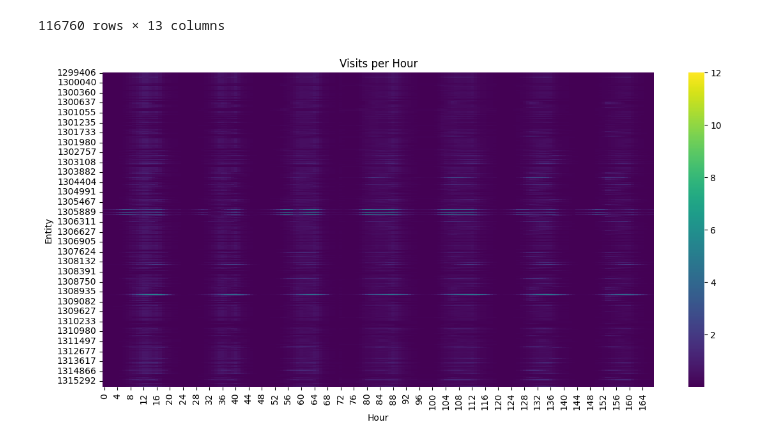
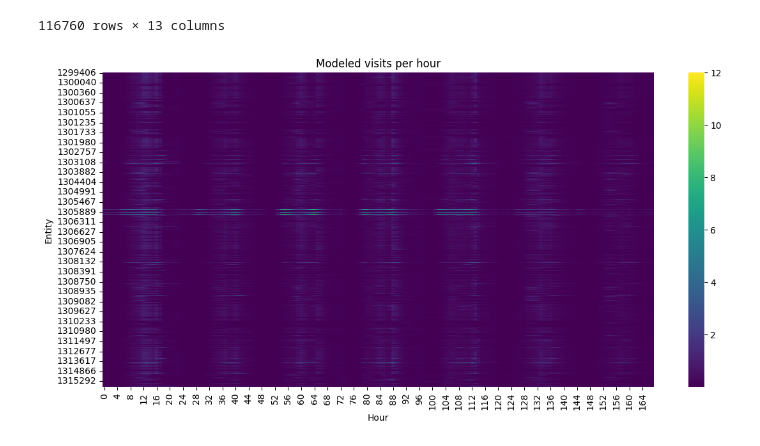
Before and after one commit to BenjaminDalziel/ampnet, a Jupyter notebook: code/small_nn.ipynb, the cells around one changed output. Drawn from its saved outputs; the diff is of its cells as text; code cells hidden in the pictures.

```diff
--- a/code/small_nn.ipynb
+++ b/code/small_nn.ipynb
@@ -70,7 +100,7 @@ x_cos_dow = torch.tensor(tr['cos_dow'].values, dtype=torch.float32).unsqueeze(1)
 x_type = torch.tensor(tr['x_prim_occ'].values, dtype=torch.long)
 
 device = torch.device('gpu' if torch.cuda.is_available() else 'cpu')
-y = torch.tensor(tr['visits'].values, dtype=torch.float32).unsqueeze(1)
+y = torch.tensor(y_tr.values, dtype=torch.float32).unsqueeze(1)
 
 x_sin_hod = x_sin_hod.to(device)
 x_cos_hod = x_cos_hod.to(device)
@@ -111,7 +141,7 @@ model = Net().to(device)
 # %%
 optimizer = torch.optim.Adam(model.parameters(), lr=1e-3)
 # %%
-num_epochs = 1000
+num_epochs = 2000
 for epoch in range(num_epochs):
     model.train()
 
@@ -146,5 +173,16 @@ Epoch 950: loss = 0.3583
 # %%
 model.eval()
+device = torch.device('gpu' if torch.cuda.is_available() else 'cpu')
+
+x_sin_hod = torch.tensor(test['sin_hod'].values, dtype=torch.float32).unsqueeze(1).to(device)
+x_cos_hod = torch.tensor(test['cos_hod'].values, dtype=torch.float32).unsqueeze(1).to(device)
+x_area = torch.tensor(test['sqmeters_scaled'].values, dtype=torch.float32).unsqueeze(1).to(device)
+x_sin_dow = torch.tensor(test['sin_dow'].values, dtype=torch.float32).unsqueeze(1).to(device)
+x_cos_dow = torch.tensor(test['cos_dow'].values, dtype=torch.float32).unsqueeze(1).to(device)
+x_type = torch.tensor(test['x_prim_occ'].values, dtype=torch.long).to(device)
+
+y = torch.tensor(y_test.values, dtype=torch.float32).unsqueeze(1)
+
 with torch.no_grad():
     pred = (model(x_sin_hod, x_cos_hod, x_area, x_sin_dow, x_cos_dow, x_type)
             .detach()
@@ -154,11 +192,11 @@ with torch.no_grad():
     obs = y.detach().cpu().squeeze().numpy()
 
 df_pred = pd.DataFrame({
-    'build_id': tr['build_id'],
-    'type':    tr['prim_occ'],
-    'day_w':     tr['day_w'],
-    'hour_d':    tr['hour_d'],
-    'sq_q':    tr['sq_q'],
+    'build_id': test['build_id'],
+    'type':    test['prim_occ'],
+    'day_w':     test['day_w'],
+    'hour_d':    test['hour_d'],
+    'sq_q':    test['sq_q'],
     'pred':    pred,
     'obs':     obs
 })
@@ -265,23 +353,21 @@ df_pred = pd.DataFrame({
     'type':    nonres['prim_occ'],
     'day_w':     nonres['day_w'],
     'hour_d':    nonres['hour_d'],
+    'sq' :      nonres['sqmeters'],
     'pred':    fill
 })
 
 df_pred['hour_w'] = df_pred['day_w'] * 24 + df_pred['hour_d']
 pred_wide = df_pred.pivot(index = 'build_id', columns = 'hour_w', values = 'pred')
 # %%
-# # Extract just the nonmissing visits data
-# visits_data = df[visits_cols].astype(float).dropna()
-
 # Heatmap of raw data
 plt.figure(figsize=(12, 6))
 sns.heatmap(pred_wide, cmap='viridis', cbar=True, vmax = 12)
 
 plt.xlabel("Hour")
 plt.ylabel("Entity")
-plt.title("Visits per Hour")
+plt.title("Modeled visits per hour")
 plt.tight_layout()
 plt.show()
 # %% [output]
-[figure, old version]
+[figure, new version]
```
Also changed, not shown: parts of 14 cells of this notebook.
